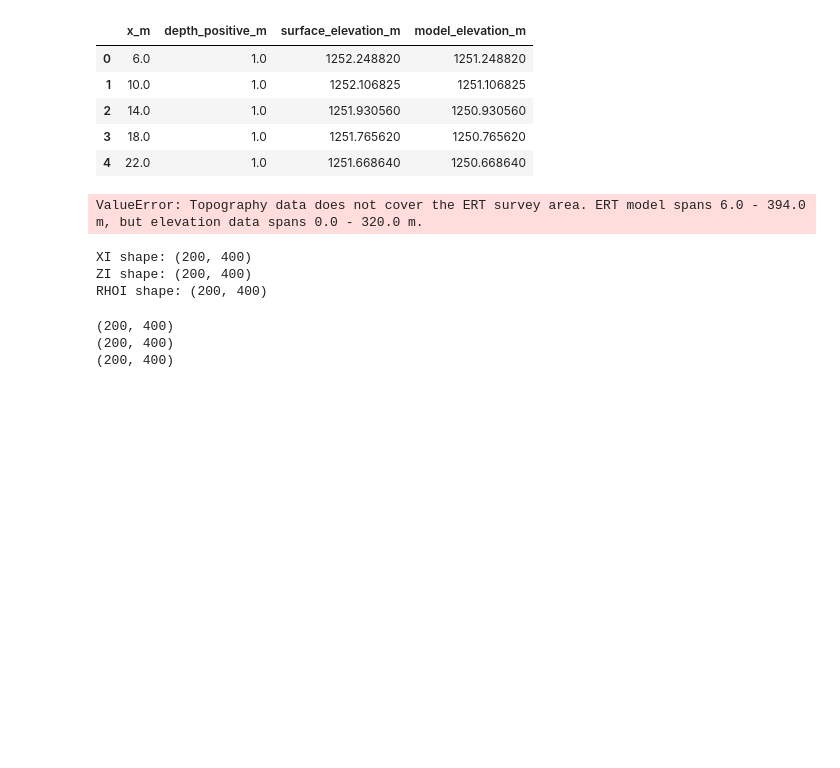
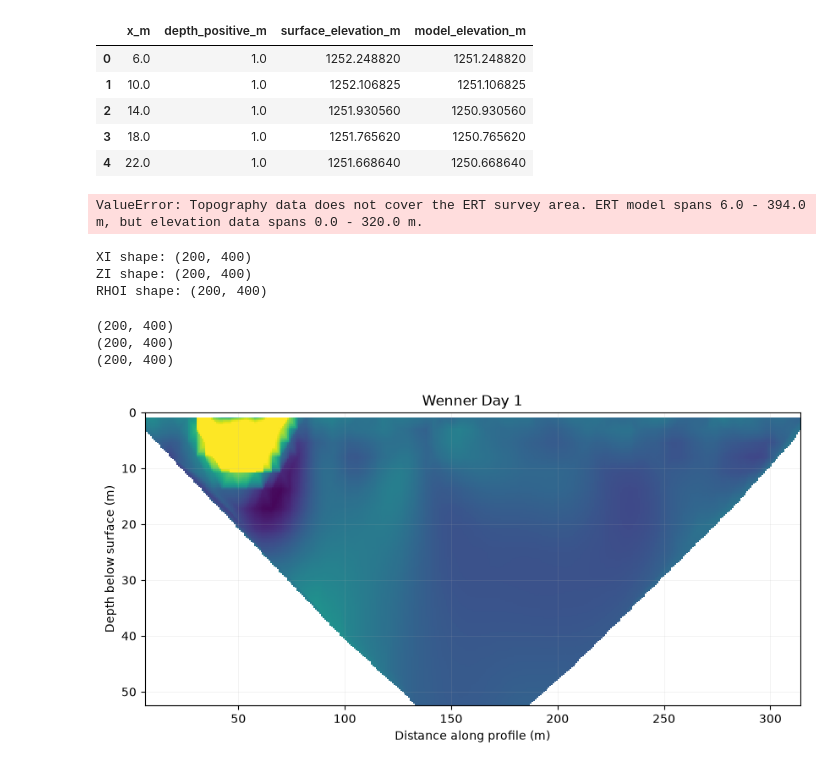
Before and after one commit to thejuanestevez/ert-project, a Jupyter notebook: notebooks/ert_visualization.ipynb, the cells around one changed output. Cells and saved outputs as stored; diff of their text form; code cells hidden in the pictures; blank space fills up the shorter version.

Commit message:
Added ERT processing and comparion visualizations

```diff
--- a/notebooks/ert_visualization.ipynb
+++ b/notebooks/ert_visualization.ipynb
@@ -196,3 +201,10 @@ print(RHOI_topo.shape)
 (200, 400)
 (200, 400)
 (200, 400)
+# %%
+fig, ax, mesh = plot_ert_section(
+    ert_data["Wenner Day 1"],
+    title="Wenner Day 1",
+)
+# %% [output]
+[figure, added]
```
Also changed, not shown: parts of 4 cells of this notebook, 1 other file.
